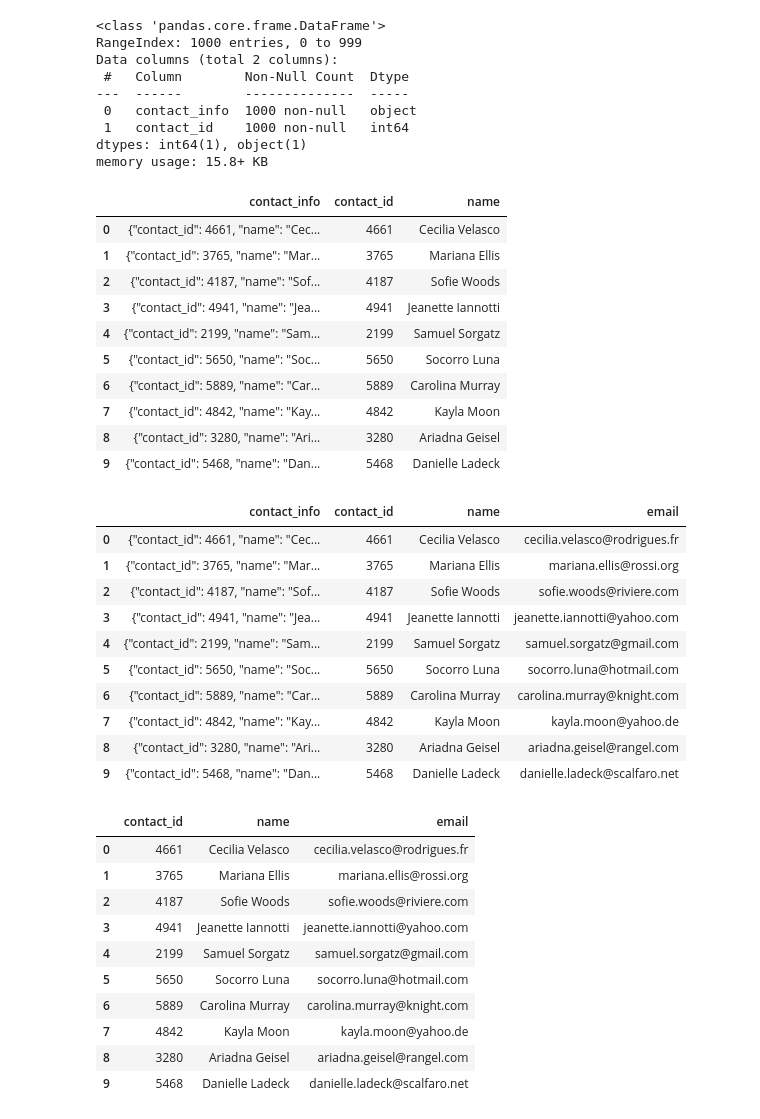
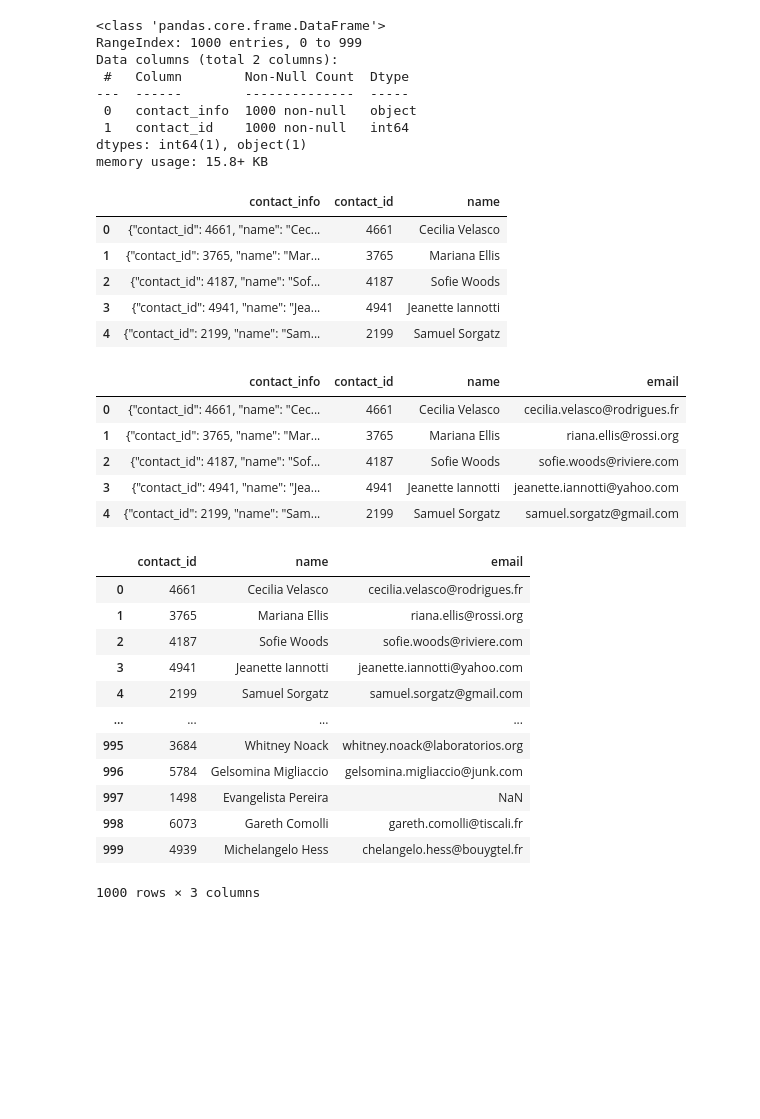
Before and after one commit to Amer4r/crownfunding_etl, a Jupyter notebook: ETL_Mini_Project_ABanaweer_VTse.ipynb, the cells around one changed output. Saved outputs shown, nothing was run; the diff lists cells and outputs as text; code cells hidden in the pictures; blank space fills up the shorter version.

```diff
--- a/ETL_Mini_Project_ABanaweer_VTse.ipynb
+++ b/ETL_Mini_Project_ABanaweer_VTse.ipynb
@@ -515,6 +515,9 @@ contact_info_df_copy.head()
 | 4 | {"contact_id": 2199, "name": "Sam... |
 # %%
 # Extract the four-digit contact ID number.
+# contact_info_df_copy['contact_info'] = contact_info_df_copy['contact_info'].str.extract('\d{4}')
+contact_info_df_copy['contact_id'] = contact_info_df_copy['contact_info'].str.extract(r'(\d{4})')
+contact_info_df_copy.head()
 # %% [output]
 |  | contact_info | contact_id |
 | 0 | {"contact_id": 4661, "name": "Cec... | 4661 |
@@ -536,6 +540,8 @@ dtypes: object(2)
 memory usage: 15.8+ KB
 # %%
 # Convert the "contact_id" column to an int64 data type.
+contact_info_df_copy['contact_id'] = contact_info_df_copy['contact_id'].astype('int64')
+contact_info_df_copy.info()
 # %% [output]
 <class 'pandas.core.frame.DataFrame'>
 RangeIndex: 1000 entries, 0 to 999
@@ -548,6 +554,9 @@ dtypes: int64(1), object(1)
 memory usage: 15.8+ KB
 # %%
 # Extract the name of the contact and add it to a new column.
+contact_info_df_copy['name'] = contact_info_df_copy['contact_info'].str.extract(r'([^nameil"\s][A-Za-z]+\s+[A-Za-z]+)')
+
+contact_info_df_copy.head()
 # %% [output]
 |  | contact_info | contact_id | name |
 | 0 | {"contact_id": 4661, "name": "Cec... | 4661 | Cecilia Velasco |
@@ -555,38 +564,35 @@ memory usage: 15.8+ KB
 | 2 | {"contact_id": 4187, "name": "Sof... | 4187 | Sofie Woods |
 | 3 | {"contact_id": 4941, "name": "Jea... | 4941 | Jeanette Iannotti |
 | 4 | {"contact_id": 2199, "name": "Sam... | 2199 | Samuel Sorgatz |
-| 5 | {"contact_id": 5650, "name": "Soc... | 5650 | Socorro Luna |
-| 6 | {"contact_id": 5889, "name": "Car... | 5889 | Carolina Murray |
-| 7 | {"contact_id": 4842, "name": "Kay... | 4842 | Kayla Moon |
-| 8 | {"contact_id": 3280, "name": "Ari... | 3280 | Ariadna Geisel |
-| 9 | {"contact_id": 5468, "name": "Dan... | 5468 | Danielle Ladeck |
 # %%
 # Extract the email from the contacts and add the values to a new column.
+contact_info_df_copy['email'] = contact_info_df_copy['contact_info'].str.extract(r'([^email"\s][A-Za-z]+\.+[A-Za-z]+@+[A-Za-z]+\.+[A-Za-z]+)')
+contact_info_df_copy.head()
 # %% [output]
 |  | contact_info | contact_id | name | email |
 | 0 | {"contact_id": 4661, "name": "Cec... | 4661 | Cecilia Velasco | cecilia.velasco@rodrigues.fr |
-| 1 | {"contact_id": 3765, "name": "Mar... | 3765 | Mariana Ellis | mariana.ellis@rossi.org |
+| 1 | {"contact_id": 3765, "name": "Mar... | 3765 | Mariana Ellis | riana.ellis@rossi.org |
 | 2 | {"contact_id": 4187, "name": "Sof... | 4187 | Sofie Woods | sofie.woods@riviere.com |
 | 3 | {"contact_id": 4941, "name": "Jea... | 4941 | Jeanette Iannotti | jeanette.iannotti@yahoo.com |
 | 4 | {"contact_id": 2199, "name": "Sam... | 2199 | Samuel Sorgatz | samuel.sorgatz@gmail.com |
-| 5 | {"contact_id": 5650, "name": "Soc... | 5650 | Socorro Luna | socorro.luna@hotmail.com |
-| 6 | {"contact_id": 5889, "name": "Car... | 5889 | Carolina Murray | carolina.murray@knight.com |
-| 7 | {"contact_id": 4842, "name": "Kay... | 4842 | Kayla Moon | kayla.moon@yahoo.de |
-| 8 | {"contact_id": 3280, "name": "Ari... | 3280 | Ariadna Geisel | ariadna.geisel@rangel.com |
-| 9 | {"contact_id": 5468, "name": "Dan... | 5468 | Danielle Ladeck | danielle.ladeck@scalfaro.net |
 # %%
 # Create a copy of the contact_info_df with the 'contact_id', 'name', 'email' columns.
+# contact_df_copy = contact_info_df_copy[('contact_id', 'name', 'email')]
+contact_copy = contact_info_df_copy[['contact_id', 'name', 'email']]
+contact_copy
 # %% [output]
 |  | contact_id | name | email |
 | 0 | 4661 | Cecilia Velasco | cecilia.velasco@rodrigues.fr |
-| 1 | 3765 | Mariana Ellis | mariana.ellis@rossi.org |
+| 1 | 3765 | Mariana Ellis | riana.ellis@rossi.org |
 | 2 | 4187 | Sofie Woods | sofie.woods@riviere.com |
 | 3 | 4941 | Jeanette Iannotti | jeanette.iannotti@yahoo.com |
 | 4 | 2199 | Samuel Sorgatz | samuel.sorgatz@gmail.com |
-| 5 | 5650 | Socorro Luna | socorro.luna@hotmail.com |
-| 6 | 5889 | Carolina Murray | carolina.murray@knight.com |
-| 7 | 4842 | Kayla Moon | kayla.moon@yahoo.de |
-| 8 | 3280 | Ariadna Geisel | ariadna.geisel@rangel.com |
-| 9 | 5468 | Danielle Ladeck | danielle.ladeck@scalfaro.net |
+| ... | ... | ... | ... |
+| 995 | 3684 | Whitney Noack | whitney.noack@laboratorios.org |
+| 996 | 5784 | Gelsomina Migliaccio | gelsomina.migliaccio@junk.com |
+| 997 | 1498 | Evangelista Pereira | NaN |
+| 998 | 6073 | Gareth Comolli | gareth.comolli@tiscali.fr |
+| 999 | 4939 | Michelangelo Hess | chelangelo.hess@bouygtel.fr |
+1000 rows × 3 columns
 # %%
 # Create a "first"name" and "last_name" column with the first and last names from the "name" column.
```
Also changed, not shown: parts of 8 cells of this notebook.
